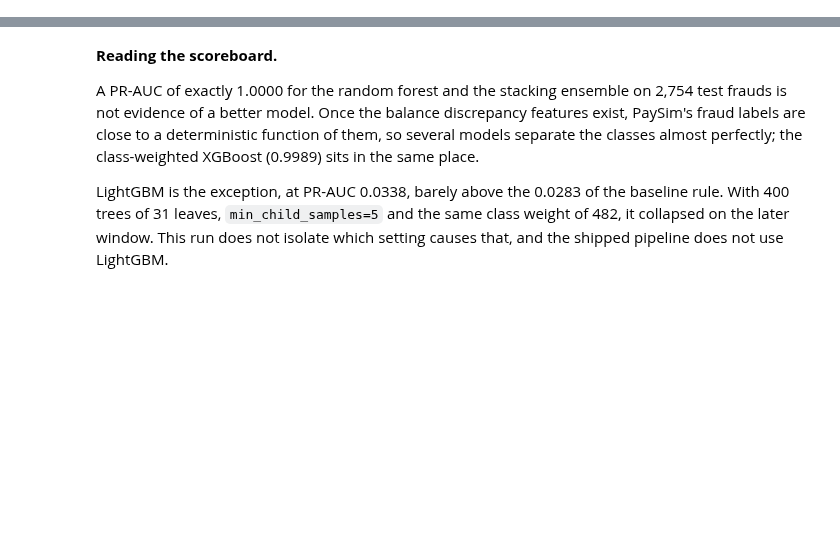
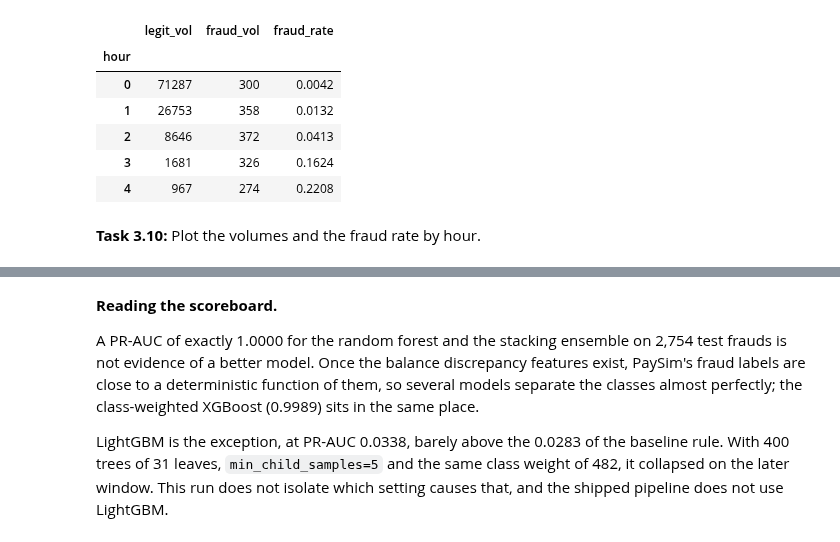
Before and after one commit to alvenyuka/Fraud-Detection-System, a Jupyter notebook: Fraud_Detection_System.ipynb, the cells around one changed output, grey strips where cells are left out. Saved outputs shown, nothing was run; the diff lists cells and outputs as text; code cells hidden in the pictures; blank space fills up the shorter version.

```diff
--- a/Fraud_Detection_System.ipynb
+++ b/Fraud_Detection_System.ipynb
@@ -1189,0 +451,18 @@ plt.show()
+# %%
+df["hour"] = (df["step"] % 24).astype("int8")
+hourly = df.groupby("hour").agg(
+    legit_vol=("isFraud", lambda s: (s == 0).sum()),
+    fraud_vol=("isFraud", "sum"),
+    fraud_rate=("isFraud", "mean"),
+)
+hourly.head()
+# %% [output]
+|  | legit_vol | fraud_vol | fraud_rate |
+| hour |  |  |  |
+| 0 | 71287 | 300 | 0.0042 |
+| 1 | 26753 | 358 | 0.0132 |
+| 2 | 8646 | 372 | 0.0413 |
+| 3 | 1681 | 326 | 0.1624 |
+| 4 | 967 | 274 | 0.2208 |
+# %% [markdown]
+**Task 3.10:** Plot the volumes and the fraud rate by hour.
```
Also changed, not shown: parts of 208 cells of this notebook, 1 other file.
